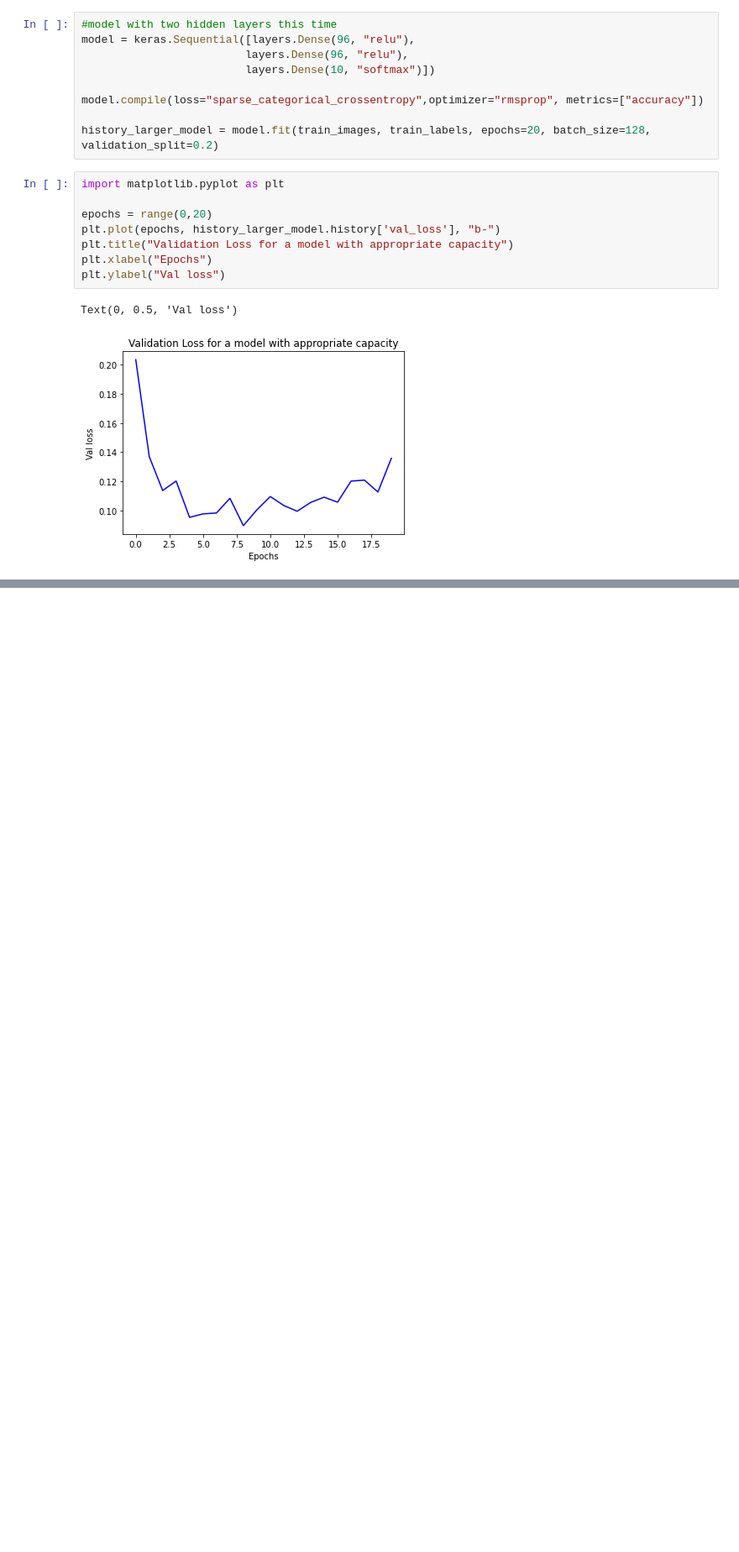
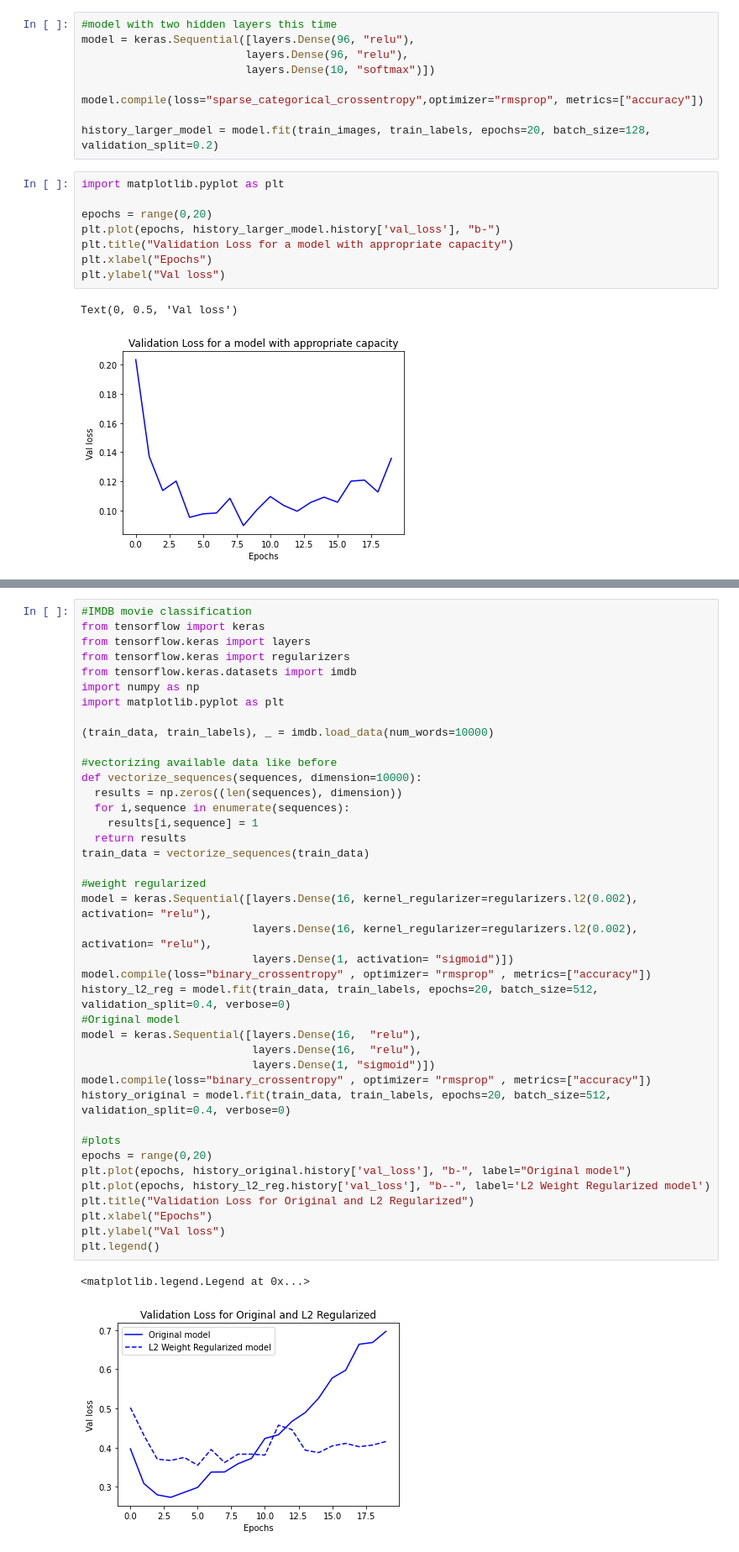
Before and after one commit to yvrjsharma/Keras-edition-deux, a Jupyter notebook: Keras_4.ipynb, the cells around one changed output, grey strips where cells are left out. Shown: that part at 84% size. Drawn from its saved outputs; the diff is of its cells as text; blank space fills up the shorter version.

```diff
--- a/Keras_4.ipynb
+++ b/Keras_4.ipynb
@@ -280,0 +350,43 @@ Text(0, 0.5, 'Val loss')
+# %%
+#IMDB movie classification
+from tensorflow import keras
+from tensorflow.keras import layers
+from tensorflow.keras import regularizers
+from tensorflow.keras.datasets import imdb
+import numpy as np
+import matplotlib.pyplot as plt
+
+(train_data, train_labels), _ = imdb.load_data(num_words=10000)
+
+#vectorizing available data like before
+def vectorize_sequences(sequences, dimension=10000):
+  results = np.zeros((len(sequences), dimension))
+  for i,sequence in enumerate(sequences):
+    results[i,sequence] = 1
+  return results
+train_data = vectorize_sequences(train_data)
+
+#weight regularized
+model = keras.Sequential([layers.Dense(16, kernel_regularizer=regularizers.l2(0.002), activation= "relu"),
+                          layers.Dense(16, kernel_regularizer=regularizers.l2(0.002), activation= "relu"),
+                          layers.Dense(1, activation= "sigmoid")])
+model.compile(loss="binary_crossentropy" , optimizer= "rmsprop" , metrics=["accuracy"])
+history_l2_reg = model.fit(train_data, train_labels, epochs=20, batch_size=512, validation_split=0.4, verbose=0)
+#Original model
+model = keras.Sequential([layers.Dense(16,  "relu"),
+                          layers.Dense(16,  "relu"),
+                          layers.Dense(1, "sigmoid")])
+model.compile(loss="binary_crossentropy" , optimizer= "rmsprop" , metrics=["accuracy"])
+history_original = model.fit(train_data, train_labels, epochs=20, batch_size=512, validation_split=0.4, verbose=0)
+
+#plots
+epochs = range(0,20)
+plt.plot(epochs, history_original.history['val_loss'], "b-", label="Original model")
+plt.plot(epochs, history_l2_reg.history['val_loss'], "b--", label='L2 Weight Regularized model')
+plt.title("Validation Loss for Original and L2 Regularized")
+plt.xlabel("Epochs")
+plt.ylabel("Val loss")
+plt.legend()
+# %% [output]
+<matplotlib.legend.Legend at 0x...>
+[figure, added]
```
Also changed, not shown: parts of 16 cells of this notebook.
